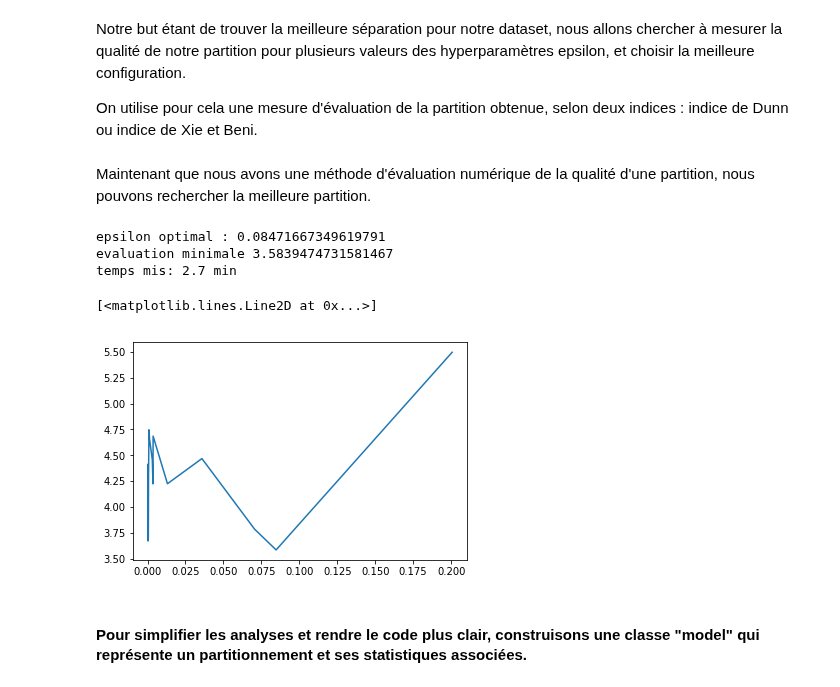
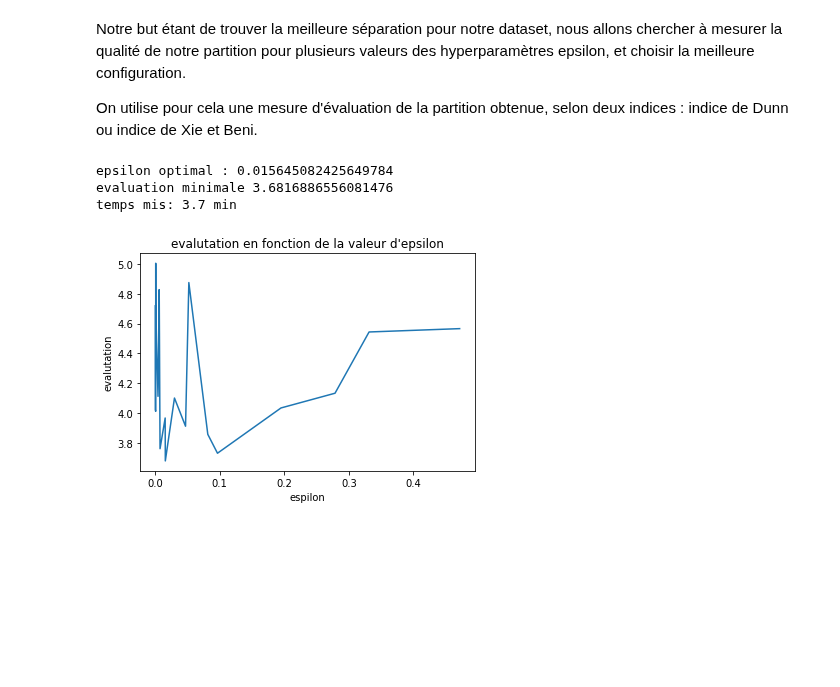
Before and after one commit to chubby47/kaggle_soccer, a Jupyter notebook: problematique_1.ipynb, the cells around one changed output. Cells and saved outputs as stored; diff of their text form; code cells hidden in the pictures; blank space fills up the shorter version.

```diff
--- a/problematique_1.ipynb
+++ b/problematique_1.ipynb
@@ -171,38 +378,34 @@ import time
-# %% [markdown]
-Maintenant que nous avons une méthode d'évaluation numérique de la qualité d'une partition, nous pouvons rechercher la meilleure partition.
 # %%
 #on se restreint à l'évaluation de Dunn pour rendre le temps de calcul plus raisonnable
 start = time.clock()
 optimal_epsilon = 0
-optimal_k = 2
 min_eval = 1000000
 
 evaluations = []
-#valeurs aleatoires pour epsilon
-epsilon_range = -4 * np.random.random_sample((15,))
+#valeurs aleatoires pour epsilon sur une échelle logarithmique
+epsilon_range = -4 * np.random.random_sample((20,))
 epsilon_range = np.power([10], epsilon_range)
 epsilon_range = np.flip(np.sort(epsilon_range), axis=0)
 
 for epsilon in epsilon_range:
-    les_centres, l_affectation = km.kmoyennes(4, DataFnorm, epsilon, 300)
-    e = evaluation(DataFnorm, les_centres, l_affectation)
+    les_centres, l_affectation = km.kmoyennes(4, teams, epsilon, 400)
+    e = evaluation(teams, les_centres, l_affectation)
     evaluations.append(e)
     if e < min_eval :
         optimal_epsilon = epsilon
         min_eval = e
 
 end = time.clock() - start
 print("epsilon optimal : "+str(optimal_epsilon))
 print("evaluation minimale "+str(min_eval))
 print("temps mis: "+str(round(end / 60, 1))+" min")
+plt.title("evalutation en fonction de la valeur d'epsilon")
+plt.xlabel("espilon")
+plt.ylabel("evalutation")
+plt.plot(epsilon_range, evaluations)
+plt.show()
 # %% [output]
-epsilon optimal : 0.08471667349619791
-evaluation minimale 3.5839474731581467
-temps mis: 2.7 min
+epsilon optimal : 0.015645082425649784
+evaluation minimale 3.6816886556081476
+temps mis: 3.7 min
+[figure, added]
-# %%
-plt.plot(epsilon_range, evaluations)
-# %% [output]
-[<matplotlib.lines.Line2D at 0x...>]
-[figure, removed]
-# %% [markdown]
-#### Pour simplifier les analyses et rendre le code plus clair, construisons une classe "model" qui représente un partitionnement et ses statistiques associées.
```
Also changed, not shown: parts of 35 cells of this notebook.
